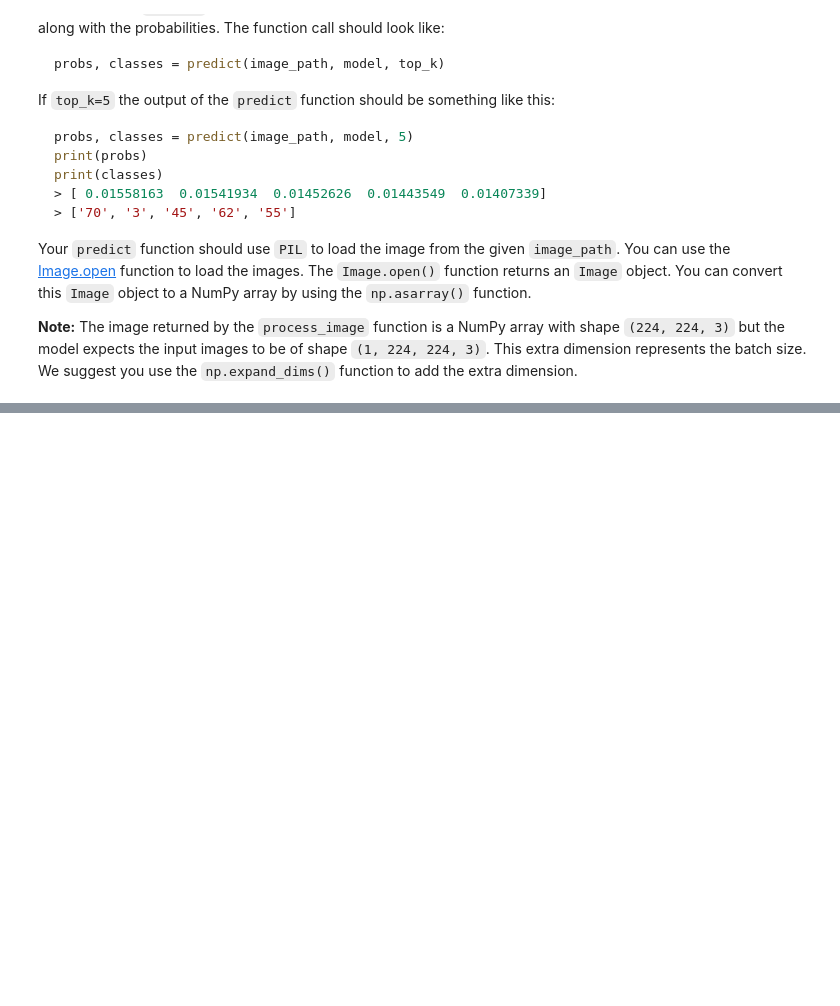
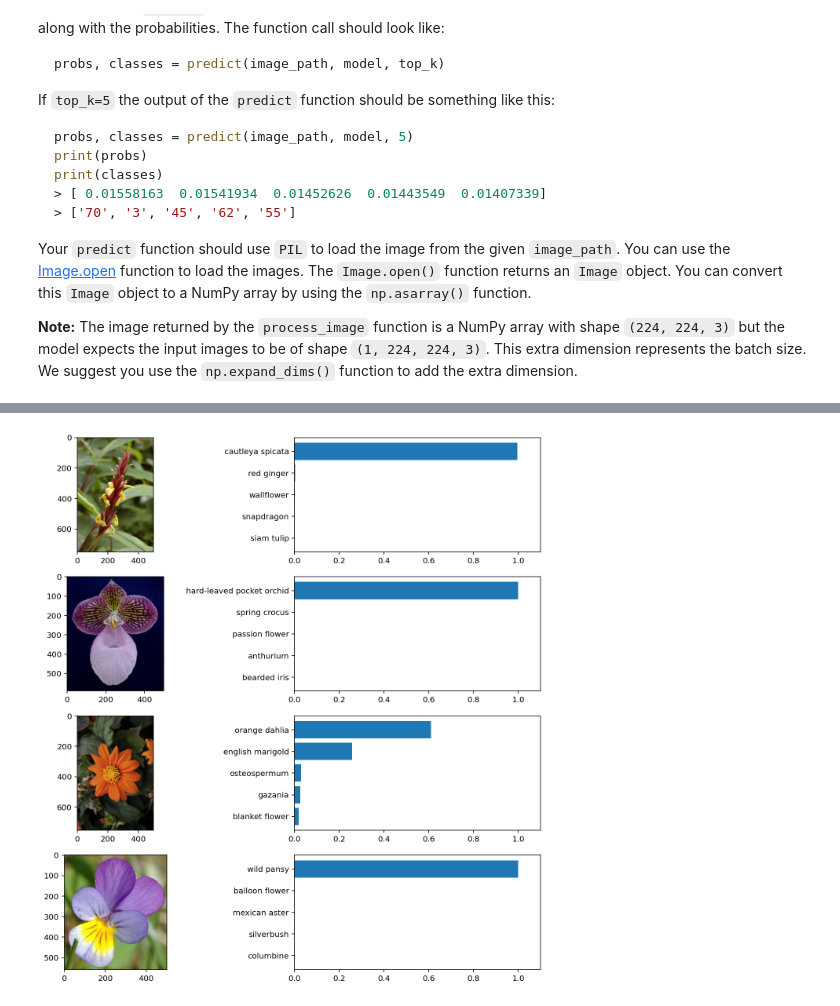
Before and after one commit to fabianprx/mlnd_image_classifier, a Jupyter notebook: Project_Image_Classifier_Project.ipynb, the cells around one changed output, grey strips where cells are left out. Saved outputs shown, nothing was run; the diff lists cells and outputs as text; code cells hidden in the pictures; blank space fills up the shorter version.

```diff
--- a/Project_Image_Classifier_Project.ipynb
+++ b/Project_Image_Classifier_Project.ipynb
@@ -255,0 +386,5 @@ Load the Keras model you saved above.
+# %%
+# TODO: Load the Keras model
+modelDir = os.path.abspath("./") + "/flowerModel.hdf5"
+hdf5Model = tf.keras.models.load_model(modelDir, custom_objects={'KerasLayer':hub.KerasLayer}) # 'custom_objects' need to be passed to prevent unknown layer (KerasLayer) error
+hdf5Model.summary()
@@ -290,3 +441,10 @@ Finally, convert your image back to a NumPy array using the `.numpy()` method.
+# %%
+# TODO: Create the process_image function
+def process_image(npImg):
+  imgShape = 244
+  tensor = tf.convert_to_tensor(npImg) # Convert NP array to TF tensor
+  prepImg, dummy = prepareImg(tensor, None) # Returns resized + normalized image
+  return prepImg.numpy()
 # %% [markdown]
 To check your `process_image` function we have provided 4 images in the `./test_images/` folder:
 
@@ -340,0 +516,5 @@ Your `predict` function should use `PIL` to load the image from the given `image
+# %%
+# Check predict() method using single sample
+probs, classes = predict('./test_images/hard-leaved_pocket_orchid.jpg',hdf5Model,5)
+print(probs)
+print(classes)
@@ -357,0 +540,37 @@ You can convert from the class integer labels to actual flower names using `clas
+# %%
+# TODO: Plot the input image along with the top 5 classes
+# Get all absolute file paths
+from os import listdir
+from os.path import isfile, join
+testImgDir = os.path.abspath("./test_images/")
+absFilePaths = [join(testImgDir,f) for f in listdir(testImgDir) if isfile(join(testImgDir,f))] # Check for all folders/files in dir and only use files
+numOfFiles = len(absFilePaths)
+
+# Setup plot
+fig, axes = plt.subplots(nrows=numOfFiles, ncols=2, figsize=(10,10))
+top_k = 5
+
+# Perform inference (predict) on the provided files to get top k probabilities and their labels
+for i in range(numOfFiles):
+
+    # Load and display image
+    imgPath = absFilePaths[i]
+    img = Image.open(imgPath)
+    npImg = np.asarray(img)
+    iAx = axes[i][0] # Image axis
+    iAx.imshow(npImg)
+
+    # Inference on provided files
+    probs, classes = predict(imgPath, hdf5Model, top_k)
+    topKsClassNames = [class_names[str(i)] for i in classes]
+
+    # Show bar plot
+    gAx = axes[i][1] # Graph axis
+    gAx.invert_yaxis() # Invert y-axis to show highest values at the top
+    gAx.set_xlim([0.0,1.1])
+    gAx.barh(topKsClassNames,probs) # Horizontal bar plot
+
+# Adjust layout and show
+fig.tight_layout() # take care that it is not too tight
+plt.show()
+# %% [output]
@@ -357,0 +581 @@ You can convert from the class integer labels to actual flower names using `clas
+[figure, added]
```
Also changed, not shown: parts of 31 cells of this notebook.
